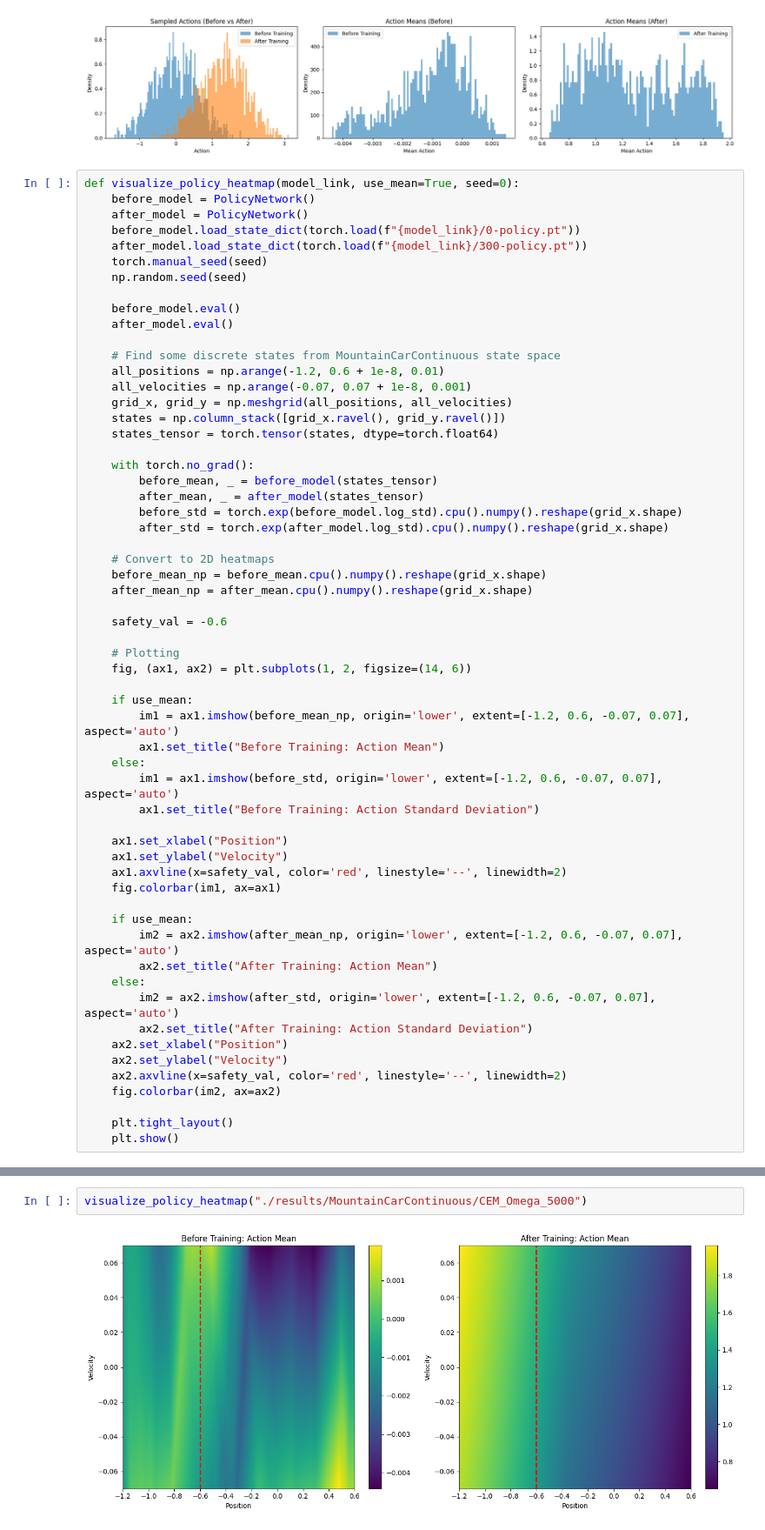
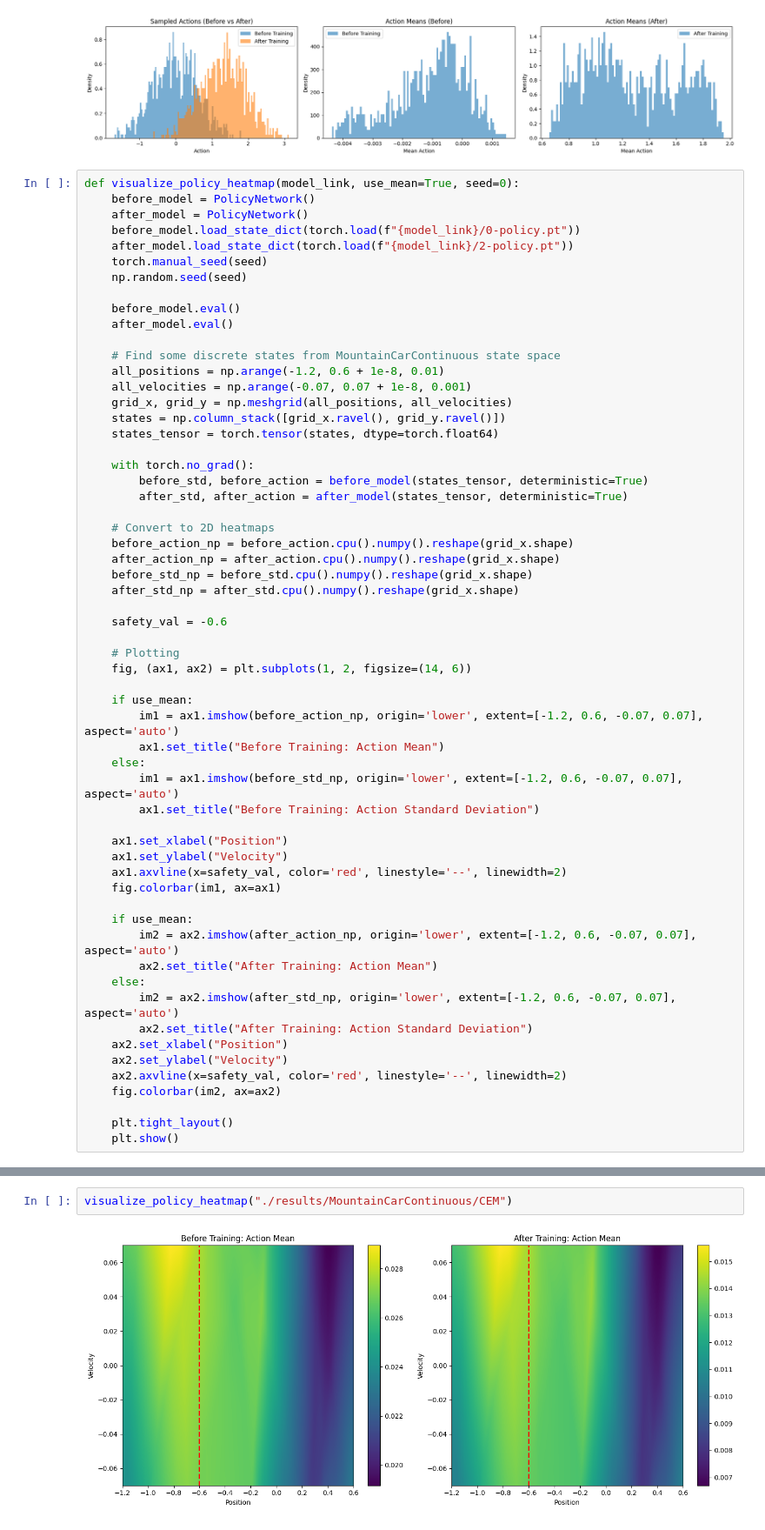
Before and after one commit to micobruh/safe-rl, a Jupyter notebook: visualization.ipynb, the cells around one changed output, grey strips where cells are left out. Shown at 87% size. Cells and saved outputs as stored; diff of their text form.

Commit message:
Now supports discrete actions as well

```diff
--- a/visualization.ipynb
+++ b/visualization.ipynb
@@ -312,7 +339,7 @@ def visualize_policy_heatmap(model_link, use_mean=True, seed=0):
     before_model = PolicyNetwork()
     after_model = PolicyNetwork()
     before_model.load_state_dict(torch.load(f"{model_link}/0-policy.pt"))
-    after_model.load_state_dict(torch.load(f"{model_link}/300-policy.pt"))
+    after_model.load_state_dict(torch.load(f"{model_link}/2-policy.pt"))
     torch.manual_seed(seed)
     np.random.seed(seed)
 
@@ -327,14 +354,14 @@ def visualize_policy_heatmap(model_link, use_mean=True, seed=0):
     states_tensor = torch.tensor(states, dtype=torch.float64)
 
     with torch.no_grad():
-        before_mean, _ = before_model(states_tensor)
-        after_mean, _ = after_model(states_tensor)
-        before_std = torch.exp(before_model.log_std).cpu().numpy().reshape(grid_x.shape)
-        after_std = torch.exp(after_model.log_std).cpu().numpy().reshape(grid_x.shape)
+        before_std, before_action = before_model(states_tensor, deterministic=True)
+        after_std, after_action = after_model(states_tensor, deterministic=True)
 
     # Convert to 2D heatmaps
-    before_mean_np = before_mean.cpu().numpy().reshape(grid_x.shape)
-    after_mean_np = after_mean.cpu().numpy().reshape(grid_x.shape)
+    before_action_np = before_action.cpu().numpy().reshape(grid_x.shape)
+    after_action_np = after_action.cpu().numpy().reshape(grid_x.shape)
+    before_std_np = before_std.cpu().numpy().reshape(grid_x.shape)
+    after_std_np = after_std.cpu().numpy().reshape(grid_x.shape)
 
     safety_val = -0.6
 
@@ -342,10 +369,10 @@ def visualize_policy_heatmap(model_link, use_mean=True, seed=0):
     fig, (ax1, ax2) = plt.subplots(1, 2, figsize=(14, 6))
 
     if use_mean:
-        im1 = ax1.imshow(before_mean_np, origin='lower', extent=[-1.2, 0.6, -0.07, 0.07], aspect='auto')
+        im1 = ax1.imshow(before_action_np, origin='lower', extent=[-1.2, 0.6, -0.07, 0.07], aspect='auto')
         ax1.set_title("Before Training: Action Mean")
     else:
-        im1 = ax1.imshow(before_std, origin='lower', extent=[-1.2, 0.6, -0.07, 0.07], aspect='auto')
+        im1 = ax1.imshow(before_std_np, origin='lower', extent=[-1.2, 0.6, -0.07, 0.07], aspect='auto')
         ax1.set_title("Before Training: Action Standard Deviation")
 
     ax1.set_xlabel("Position")
@@ -354,10 +381,10 @@ def visualize_policy_heatmap(model_link, use_mean=True, seed=0):
     fig.colorbar(im1, ax=ax1)
 
     if use_mean:
-        im2 = ax2.imshow(after_mean_np, origin='lower', extent=[-1.2, 0.6, -0.07, 0.07], aspect='auto')
+        im2 = ax2.imshow(after_action_np, origin='lower', extent=[-1.2, 0.6, -0.07, 0.07], aspect='auto')
         ax2.set_title("After Training: Action Mean")
     else:
-        im2 = ax2.imshow(after_std, origin='lower', extent=[-1.2, 0.6, -0.07, 0.07], aspect='auto')
+        im2 = ax2.imshow(after_std_np, origin='lower', extent=[-1.2, 0.6, -0.07, 0.07], aspect='auto')
         ax2.set_title("After Training: Action Standard Deviation")
     ax2.set_xlabel("Position")
     ax2.set_ylabel("Velocity")
@@ -373,4 +400,4 @@ ValueError: cannot reshape array of size 1 into shape (141,181)
 # %%
-visualize_policy_heatmap("./results/MountainCarContinuous/CEM_Omega_5000")
+visualize_policy_heatmap("./results/MountainCarContinuous/CEM")
 # %% [output]
-[figure, old version]
+[figure, new version]
```
Also changed, not shown: parts of 5 cells of this notebook, 45 other files.
